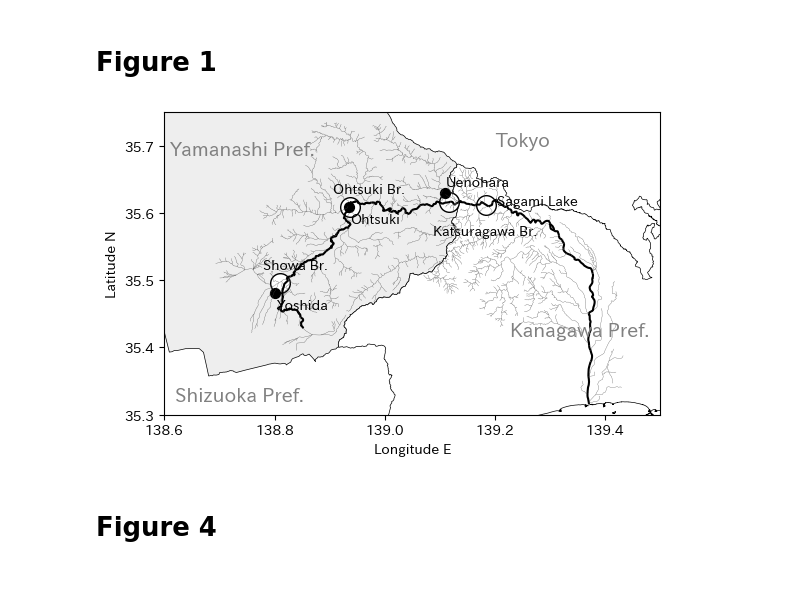
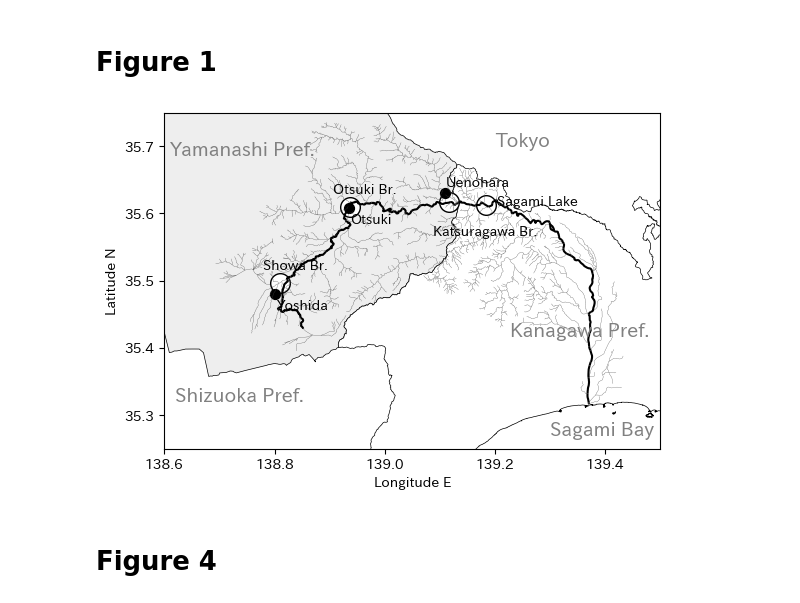
Before and after one commit to vitroid/KM2025, a Jupyter notebook: v4.ipynb, the cells around one changed output. Drawn from its saved outputs; the diff is of its cells as text; code cells hidden in the pictures.

```diff
--- a/v4.ipynb
+++ b/v4.ipynb
@@ -595,7 +602,7 @@ def plot_river_composition(
     )
 
     composition = mulc(div(air, total), 100)
-
+    ic(np.mean(composition.avg))
     ax.plot(x, composition.avg, line, label=f"Avg. {np.mean(composition.avg):.1f}%")
     # ax.fill_between(
     #     composition.avg.index,
@@ -638,7 +645,6 @@ for panel, observatory in panels.items():
     river_flow = flow_reader.read_river_flow(BASEDIR + "flow/data", obs_flow)
 
     大気N_delay = pd.merge(river_N, nox_rolling[obs_air], on="datetime", how="left")
-    ic(大気N_delay)
 
     wc = 大気N_delay.to_numpy()[:, -1]
     crN = river_N.value
@@ -653,7 +659,7 @@ for panel, observatory in panels.items():
     wc1 = Xy["wc"]
     crP1 = Xy["crP"]
     crN1 = Xy["crN"]
-    Fr1 = Xy["Fr"]
+    Fr1 = Xy["Fr"] * 1
 
     ###############################################################
     w = (wc1, Fr1, crP1)
@@ -931,7 +917,7 @@ kb = gpd.GeoSeries(unary_union(polygons))
 bridges = {
     "Katsuragawa Br.": (35.6167306, 139.1171345),  #
     # "境川橋": (35.61726232577428, 139.13838232748358),  #
-    "Ohtsuki Br.": (35.60887308, 138.93663348),
+    "Otsuki Br.": (35.60887308, 138.93663348),
     # "富士見橋": (35.52293, 138.84808),  # 35.52293、138.84808
     "Showa Br.": (35.49653, 138.80937),
     "Sagami Lake": (35 + 36 / 60 + 43 / 3600, 139 + 11 / 60 + 3 / 3600),
@@ -975,7 +961,7 @@ blocks = {color: pd.concat(block) for color, block in blocks.items()}
 
 
 # 大気測定局
-stations = {"19202030": "Yoshida", "19206010": "Ohtsuki", "19441030": "Uenohara"}
+stations = {"19202030": "Yoshida", "19206010": "Otsuki", "19441030": "Uenohara"}
 # %%
 import matplotlib.pyplot as plt
 
@@ -994,6 +980,7 @@ center = 輪郭.centroid[0]
 ax1.annotate(県名, (center.x - 0.11, center.y), size=14, color="gray")
 ax1.annotate("Tokyo", (139.2, 35.7), size=14, color="gray")
 ax1.annotate("Shizuoka Pref.", (138.62, 35.32), size=14, color="gray")
+ax1.annotate("Sagami Bay", (139.30, 35.27), size=14, color="gray")
 
 
 # 相模川全線を描く。
@@ -1031,35 +1018,35 @@ for station, ename in stations.items():
     if station in ("19202030", "19206010"):
         yoffset = -0.024
     ax1.annotate(
         ename,
         # stations_loc[station]["name"],
         (
             stations_loc[station]["longitude"] + 0.002,
             stations_loc[station]["latitude"] + yoffset,
         ),
         # size=24,
         color="k",
     )
     ax1.scatter(
         stations_loc[station]["longitude"],
         stations_loc[station]["latitude"],
         marker=".",
         color="k",
         s=200,
     )
 
 
 # ax1.s91/111
 ax1.set_xlim(138.6, 139.5)
-ax1.set_ylim(35.3, 35.75)
+ax1.set_ylim(35.25, 35.75)
 # ax1.legend()
 ax1.set_aspect(111 / 91)
 ax1.set_xlabel("Longitude E")
 ax1.set_ylabel("Latitude N")
 
 fig.savefig("Figure1.pdf")
 # %% [output]
-[figure, old version]
+[figure, new version]
 # %% [markdown]
 # Figure 4
 # %%
```
Also changed, not shown: parts of 5 cells of this notebook.
